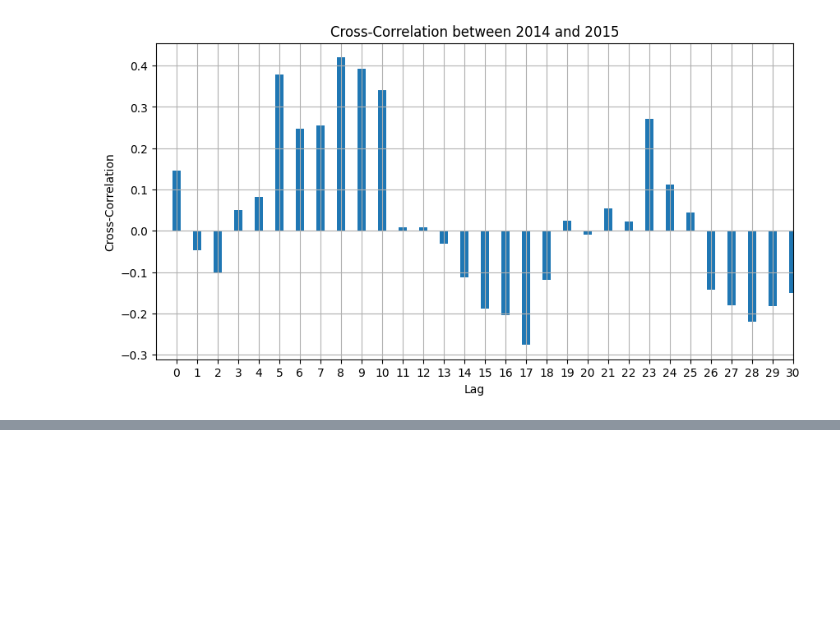
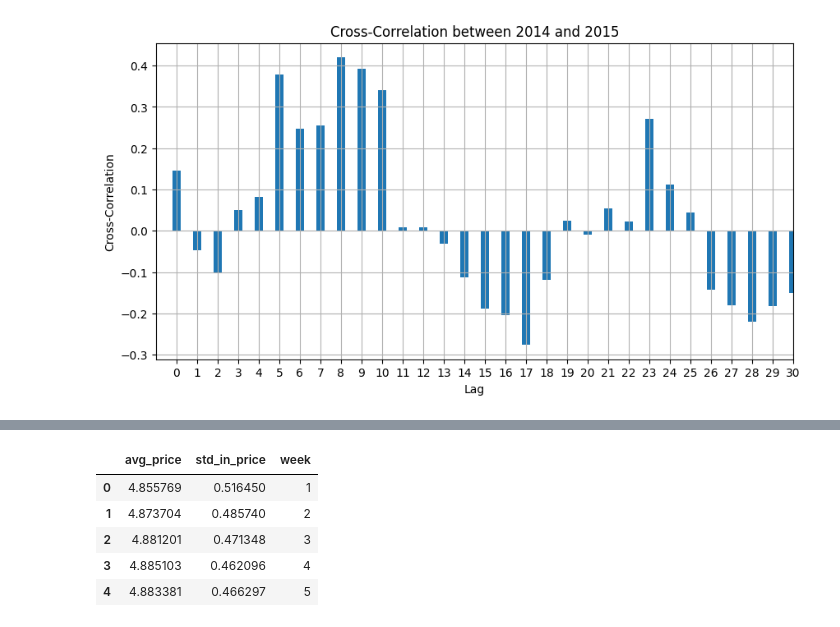
Before and after one commit to OliviaJayeola/DataSciencePortfolio, a Jupyter notebook: predict_sales/predict_sales.ipynb, the cells around one changed output, grey strips where cells are left out. Cells and saved outputs as stored; diff of their text form; code cells hidden in the pictures; blank space fills up the shorter version.

```diff
--- a/predict_sales/predict_sales.ipynb
+++ b/predict_sales/predict_sales.ipynb
@@ -391,0 +445,16 @@ plot_cross_correlation(data_dict[2014][data_dict[2014]['week'] <= 44], data_dict
+# %%
+yearly_data = sales[(sales['date'].dt.year == year) & (sales['item_id'] == item_id)]
+
+weekly_price = yearly_data.groupby(pd.Grouper(key='date', freq='W'))['item_price'].agg(['mean','std']).reset_index()
+weekly_price.rename(columns={'mean':'avg_price', 'std':'std_in_price'}, inplace=True)
+weekly_price['week'] = weekly_price['date'].dt.strftime('%U').astype(int)
+weekly_price.loc[weekly_price['date'].dt.year == year + 1, 'week'] = 53
+weekly_price.drop(columns='date', inplace=True)
+weekly_price.head()
+# %% [output]
+|  | avg_price | std_in_price | week |
+| 0 | 4.855769 | 0.516450 | 1 |
+| 1 | 4.873704 | 0.485740 | 2 |
+| 2 | 4.881201 | 0.471348 | 3 |
+| 3 | 4.885103 | 0.462096 | 4 |
+| 4 | 4.883381 | 0.466297 | 5 |
```
Also changed, not shown: parts of 8 cells of this notebook, 1 other file.
